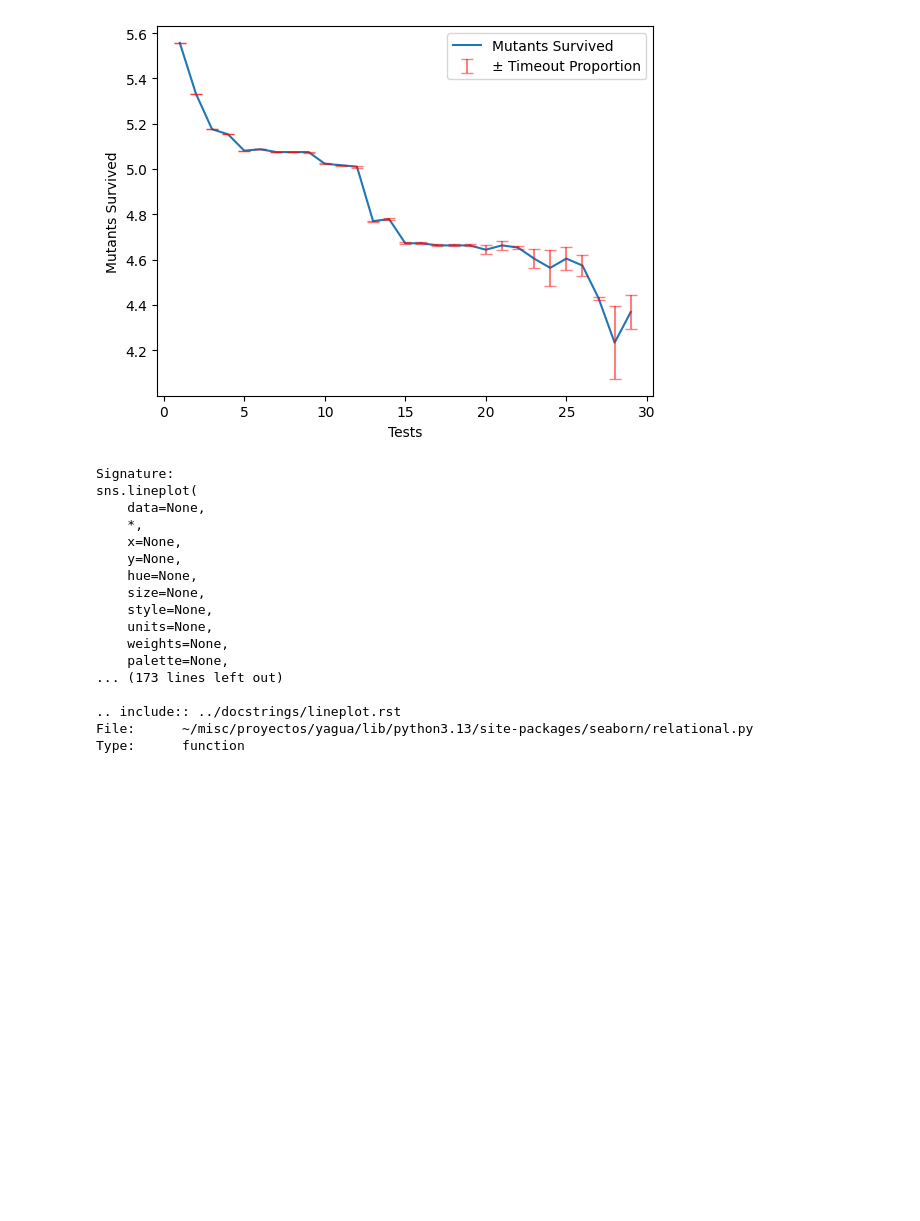
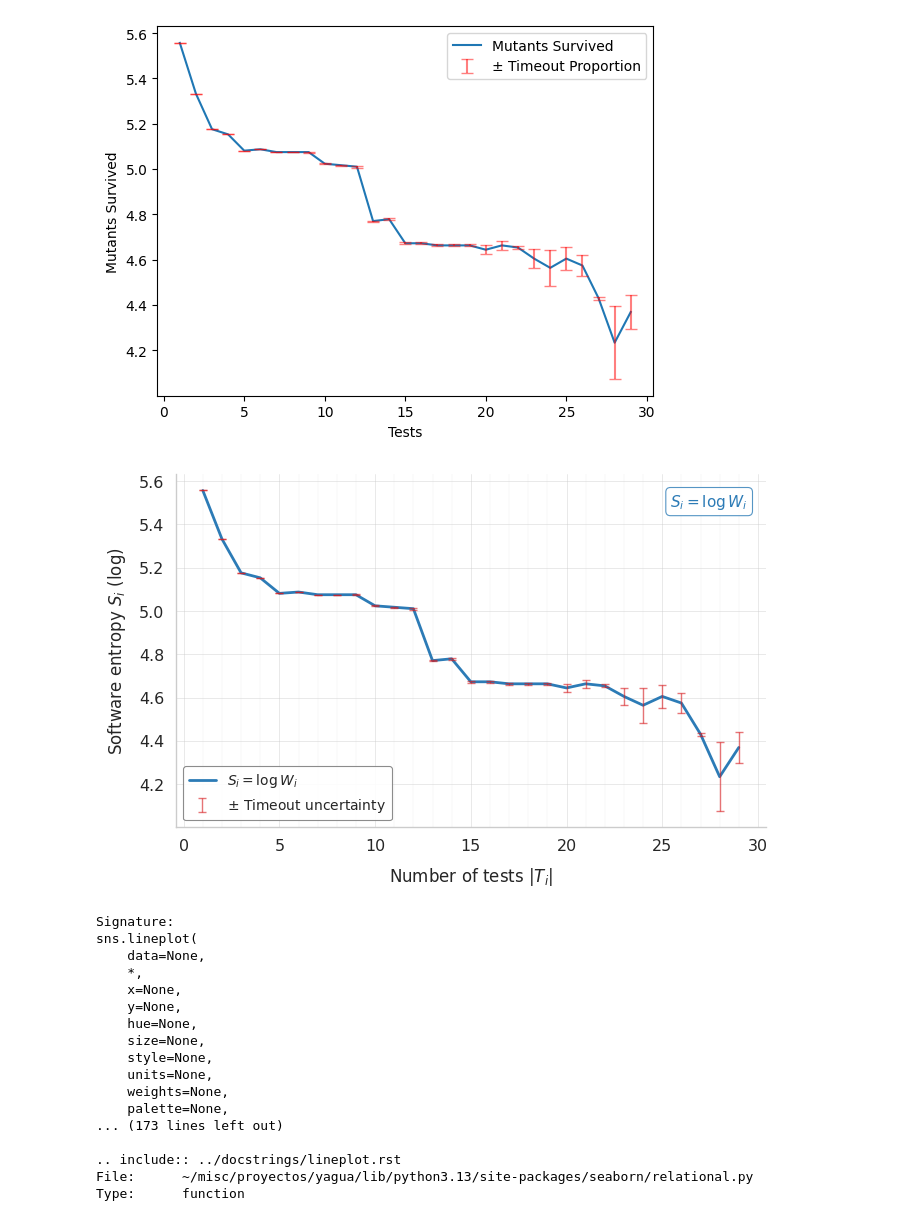
Before and after one commit to leliel12/yagua, a Jupyter notebook: experiment.ipynb, the cells around one changed output. Cells and saved outputs as stored; diff of their text form; code cells hidden in the pictures; blank space fills up the shorter version.

```diff
--- a/experiment.ipynb
+++ b/experiment.ipynb
@@ -156,7 +196,70 @@ plt.show()
 # %% [output]
 [figure]
 # %%
-pd.read_sql?
+import seaborn as sns
+import matplotlib.pyplot as plt
+import matplotlib.ticker as ticker
+
+sns.set_theme(style="whitegrid", context="paper", font_scale=1.3)
+
+fig, ax = plt.subplots(figsize=(7, 4.5))
+
+df = toplot
+
+# Línea principal
+sns.lineplot(
+    data=df,
+    x="Tests",
+    y="Mutants Survived",
+    label=r"$S_i = \log W_i$",
+    color="#2c7bb6",
+    linewidth=2,
+    ax=ax,
+)
+
+# Barras de error
+ax.errorbar(
+    x=df["Tests"],
+    y=df["Mutants Survived"],
+    yerr=df["Timeout"],
+    fmt='none',
+    capsize=3,
+    capthick=1,
+    elinewidth=1,
+    color="#d7191c",
+    alpha=0.6,
+    label=r"$\pm$ Timeout uncertainty",
+    zorder=3,
+)
+
+ax.set_xlabel(r"Number of tests $|T_i|$", fontsize=12, labelpad=8)
+ax.set_ylabel(r"Software entropy $S_i$ (log)", fontsize=12, labelpad=8)
+
+ax.xaxis.set_major_locator(ticker.MultipleLocator(5))
+ax.xaxis.set_minor_locator(ticker.MultipleLocator(1))
+ax.grid(True, which="major", linewidth=0.6, alpha=0.5)
+ax.grid(True, which="minor", linewidth=0.3, alpha=0.3)
+
+ax.legend(frameon=True, framealpha=0.9, edgecolor="gray", fontsize=10)
+
+# Anotación de la fórmula en el plot
+ax.annotate(
+    r"$S_i = \log W_i$",
+    xy=(0.97, 0.95),
+    xycoords="axes fraction",
+    ha="right", va="top",
+    fontsize=11,
+    color="#2c7bb6",
+    bbox=dict(boxstyle="round,pad=0.3", fc="white", ec="#2c7bb6", alpha=0.8),
+)
+
+sns.despine(left=False, bottom=False)
+plt.tight_layout()
+plt.savefig("entropy_curve.pdf", dpi=300, bbox_inches="tight")
+plt.savefig("entropy_curve.png", dpi=300, bbox_inches="tight")
+plt.show()
+# %% [output]
+[figure, added]
 # %%
 sns.lineplot?
 # %% [output]
```
Also changed, not shown: parts of 4 cells of this notebook.
